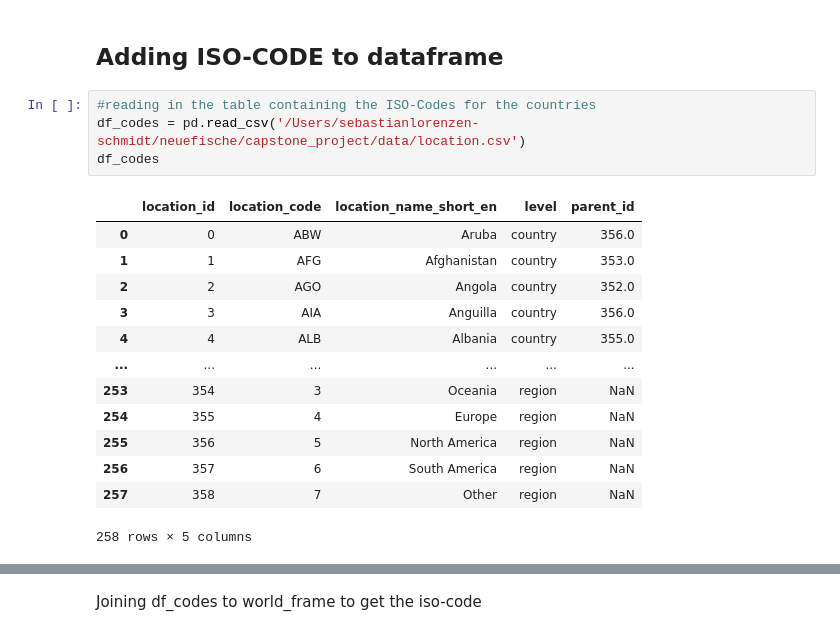
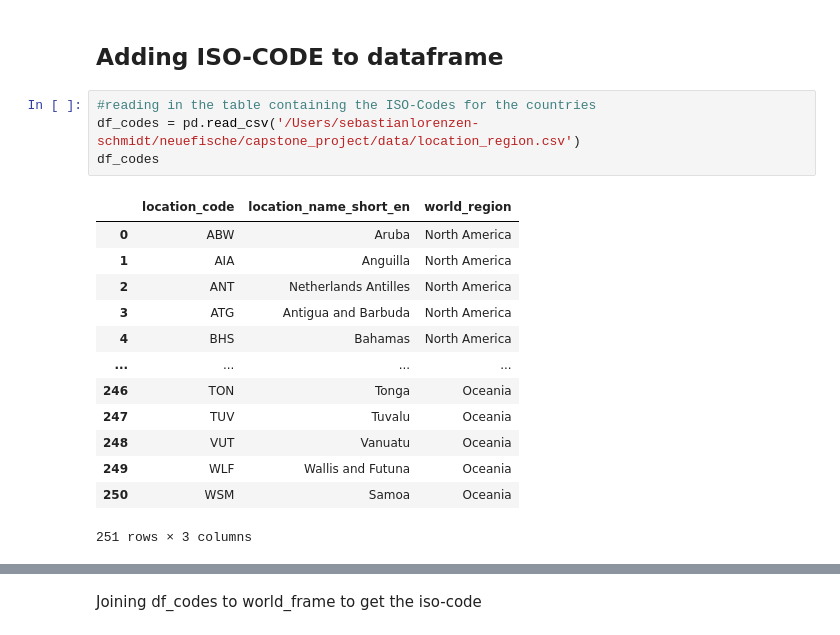
Before and after one commit to TeamGreenWave/capstone_project, a Jupyter notebook: world_pep_SHIFT_SLS.ipynb, the cells around one changed output, grey strips where cells are left out. Cells and saved outputs as stored; diff of their text form.

Commit message:
updated world PEP data

```diff
--- a/world_pep_SHIFT_SLS.ipynb
+++ b/world_pep_SHIFT_SLS.ipynb
@@ -277,21 +277,21 @@ None
 ## Adding ISO-CODE to dataframe
 # %%
 #reading in the table containing the ISO-Codes for the countries
-df_codes = pd.read_csv('/Users/sebastianlorenzen-schmidt/neuefische/capstone_project/data/location.csv')
+df_codes = pd.read_csv('/Users/sebastianlorenzen-schmidt/neuefische/capstone_project/data/location_region.csv')
 df_codes
 # %% [output]
-|  | location_id | location_code | location_name_short_en | level | parent_id |
-| 0 | 0 | ABW | Aruba | country | 356.0 |
-| 1 | 1 | AFG | Afghanistan | country | 353.0 |
-| 2 | 2 | AGO | Angola | country | 352.0 |
-| 3 | 3 | AIA | Anguilla | country | 356.0 |
-| 4 | 4 | ALB | Albania | country | 355.0 |
-| ... | ... | ... | ... | ... | ... |
-| 253 | 354 | 3 | Oceania | region | NaN |
-| 254 | 355 | 4 | Europe | region | NaN |
-| 255 | 356 | 5 | North America | region | NaN |
-| 256 | 357 | 6 | South America | region | NaN |
-| 257 | 358 | 7 | Other | region | NaN |
+|  | location_code | location_name_short_en | world_region |
+| 0 | ABW | Aruba | North America |
+| 1 | AIA | Anguilla | North America |
+| 2 | ANT | Netherlands Antilles | North America |
+| 3 | ATG | Antigua and Barbuda | North America |
+| 4 | BHS | Bahamas | North America |
+| ... | ... | ... | ... |
+| 246 | TON | Tonga | Oceania |
+| 247 | TUV | Tuvalu | Oceania |
+| 248 | VUT | Vanuatu | Oceania |
+| 249 | WLF | Wallis and Futuna | Oceania |
+| 250 | WSM | Samoa | Oceania |
-258 rows × 5 columns
+251 rows × 3 columns
 # %%
 #Dropping the columns we do not need to safe us from dropping them later in the merged frame
```
Also changed, not shown: parts of 23 cells of this notebook, 1 other file.
